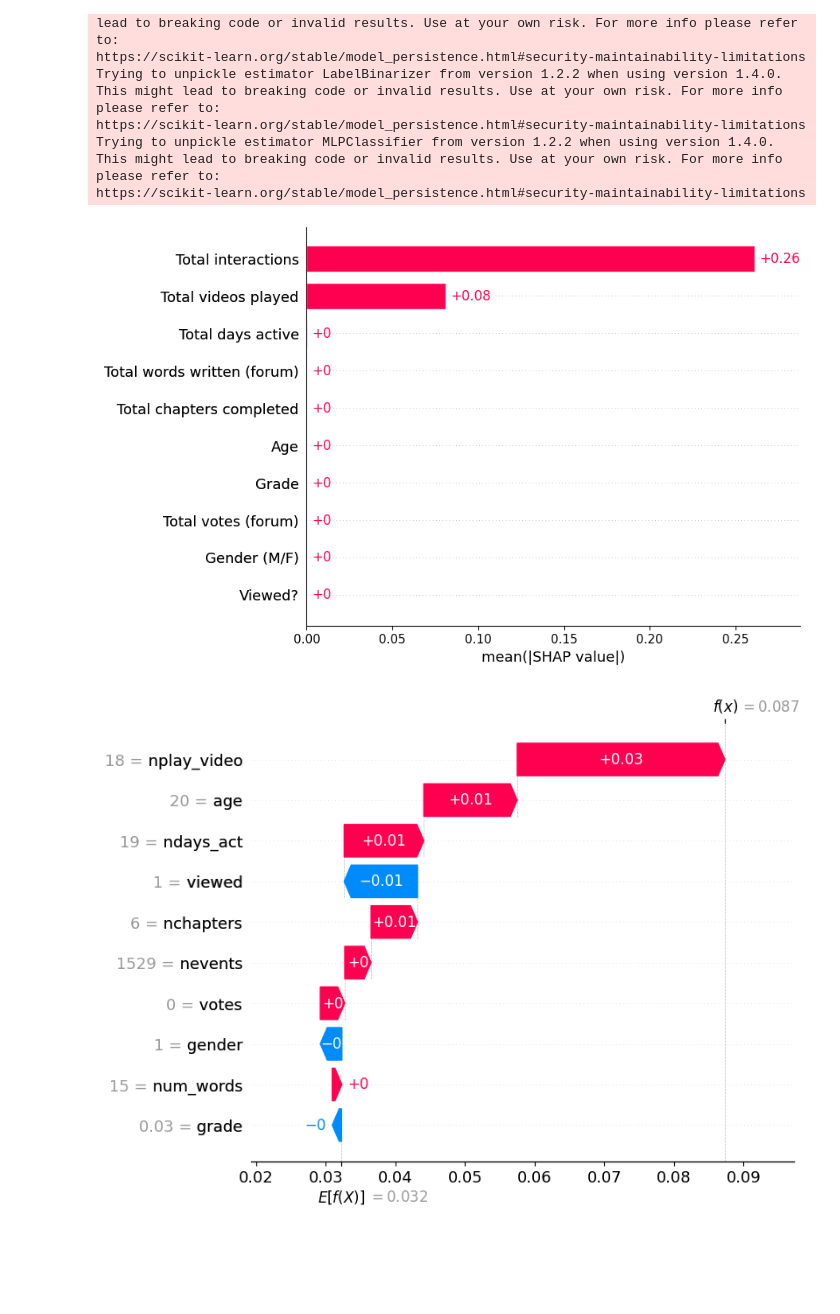
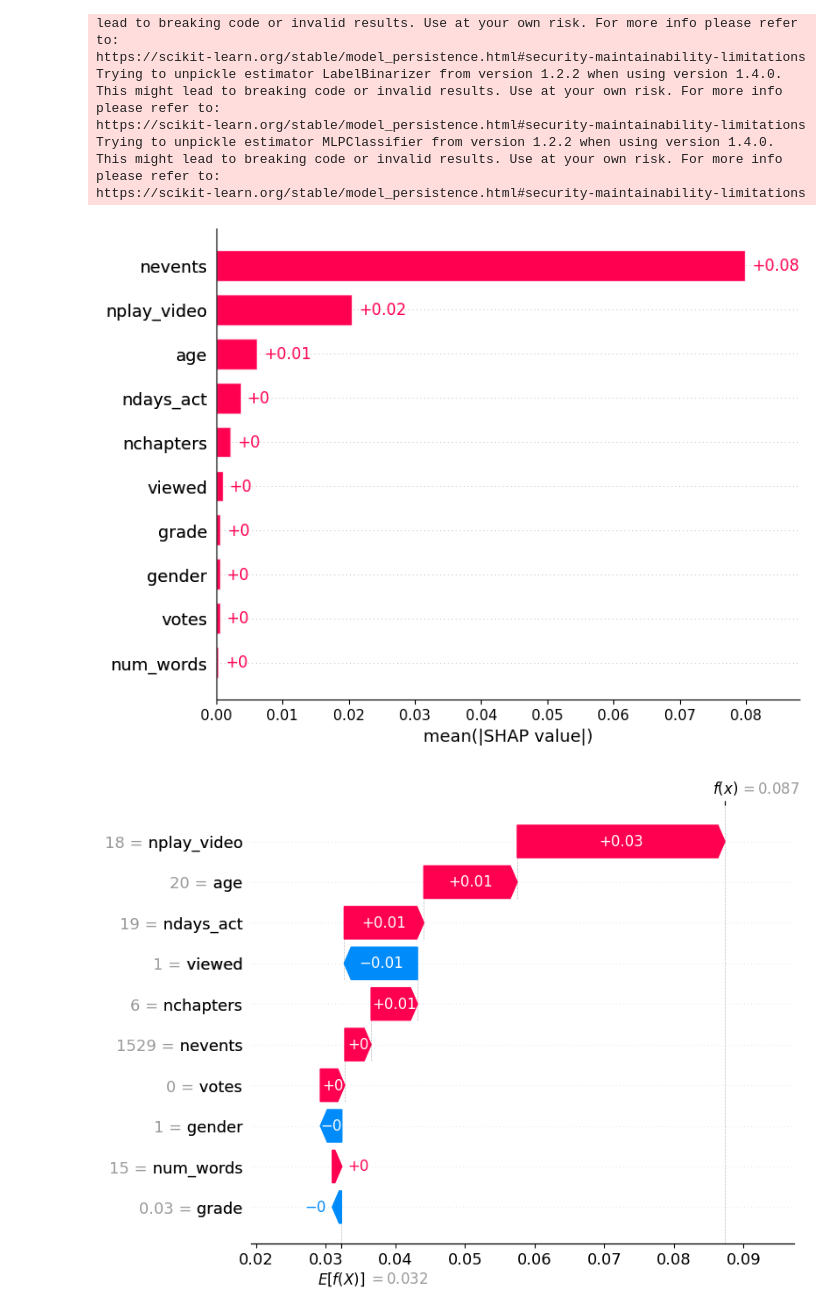
Before and after one commit to cosmcbun/Explainable-Ai-Comps-2024, a Jupyter notebook: MOOC/Shapley/Shapley (deprecated).ipynb, the cells around one changed output. Cells and saved outputs as stored; diff of their text form; code cells hidden in the pictures; blank space fills up the shorter version.

Commit message:
Shapley and MOOC

```diff
--- a/MOOC/Shapley/Shapley (deprecated).ipynb
+++ b/MOOC/Shapley/Shapley (deprecated).ipynb
@@ -27,7 +27,7 @@ IProgress not found. Please update jupyter and ipywidgets. See https://ipywidget
 dl = DataLoader()
 X_train, X_test, y_train, y_test = dl.load(path = f"{path}/data/")
 dummy_value = np.array([[1,	0,	0.92,	11000, 32,	197757,	4,	22,	8,	1000]]) # Dummy value (2D Array)
-feature_names = ['Viewed?',	'Gender (M/F)', 'Grade', 'Total interactions', 'Total days active',	'Total videos played',	'Total chapters completed',	'Age',	'Total votes (forum)',	'Total words written (forum)']
+feature_names = ['viewed',	'gender',	'grade',	'nevents', 'ndays_act',	'nplay_video',	'nchapters',	'age',	'votes',	'num_words']
 all_classes = all_classes=['Not Completed','Completed']
 
 svc = SVC(from_file = True, filename= f"{path}/src/MITx-SVC.pkl") # Support Vector Classifier
@@ -47,18 +47,18 @@ https://scikit-learn.org/stable/model_persistence.html#security-maintainability-
 X_complete, y_complete, X_incomplete, y_incomplete = dl.load_sample_data(f"{path}/data/sample_data.pkl")
 X_sample, y_sample = dl.load_sample_data(f"{path}/data/sample_data.pkl", concatenated = True)
 # %%
-permutation = shap.explainers.Permutation(svc.predict_proba, X_train, feature_names=feature_names)
-perm_shap_vals = permutation(X_sample)[..., 0] # Shapley values for all samples
+permutation = shap.explainers.Permutation(mlp.predict_proba, X_train, feature_names=feature_names)
+perm_shap_vals = permutation(X_test)[..., 1] # Shapley values for all samples
 # perm_shap_vals = permutation(X_complete[:100])[..., 0] + permutation(X_incomplete[:100])[..., 1]
 
 ''' PLOTTING: '''
 shap.plots.bar(perm_shap_vals, show=False)
-savefig(f"{path}/Shapley/Support-Vector Machine/Overall.png", bbox_inches='tight')
+savefig(f"{path}/Shapley/Multi-Layer Perceptron/Overall.png", bbox_inches='tight')
 
 # shap.plots.violin(perm_shap_vals)
 # shap.plots.heatmap(perm_shap_vals)
 # %% [output]
-[figure, old version]
+[figure, new version]
 # %%
 shap.plots.waterfall(perm_shap_vals[0])
 # %% [output]
```
Also changed, not shown: parts of 1 cell of this notebook, 3 other files.
